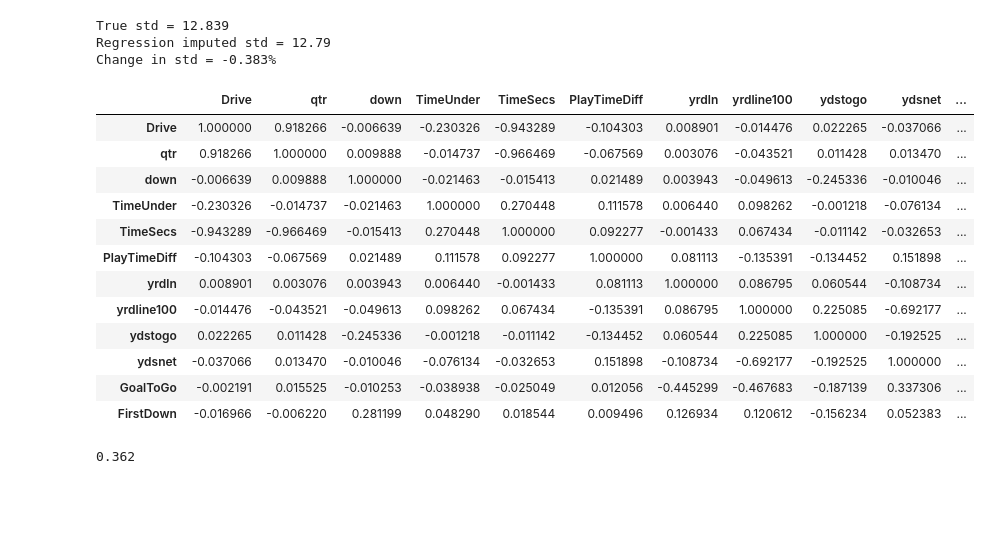
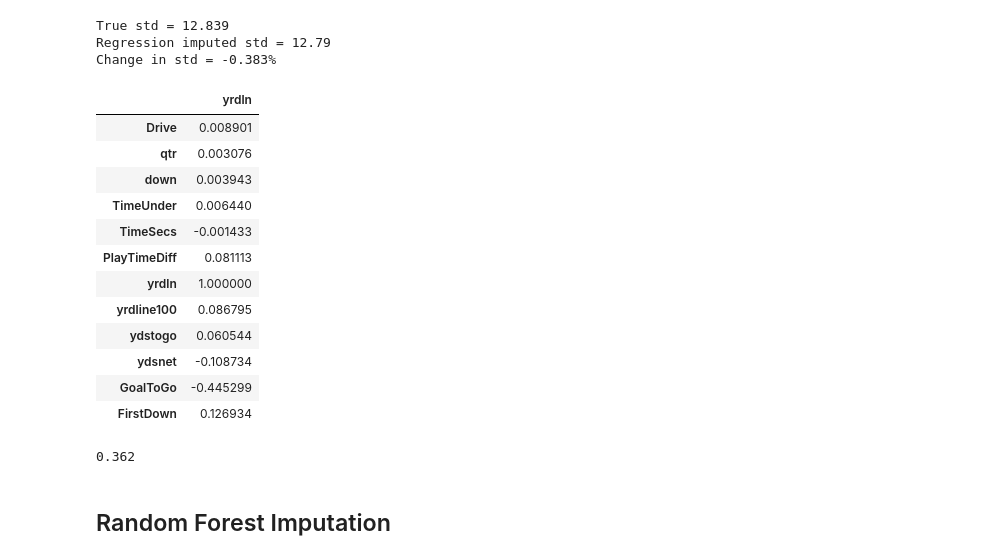
Before and after one commit to fohy24/missing-value-imputation, a Jupyter notebook: analysis.ipynb, the cells around one changed output. Cells and saved outputs as stored; diff of their text form; code cells hidden in the pictures; blank space fills up the shorter version.

```diff
--- a/analysis.ipynb
+++ b/analysis.ipynb
@@ -378,24 +378,26 @@ True std = 12.839
 Regression imputed std = 12.79
 Change in std = -0.383%
 # %%
-df_knn_imp.corr(numeric_only=True).style.background_gradient()
+df_knn_imp.corr(numeric_only=True)[['yrdln']].style.background_gradient()
 # %% [output]
-|  | Drive | qtr | down | TimeUnder | TimeSecs | PlayTimeDiff | yrdln | yrdline100 | ydstogo | ydsnet | ... |
-| Drive | 1.000000 | 0.918266 | -0.006639 | -0.230326 | -0.943289 | -0.104303 | 0.008901 | -0.014476 | 0.022265 | -0.037066 | ... |
-| qtr | 0.918266 | 1.000000 | 0.009888 | -0.014737 | -0.966469 | -0.067569 | 0.003076 | -0.043521 | 0.011428 | 0.013470 | ... |
-| down | -0.006639 | 0.009888 | 1.000000 | -0.021463 | -0.015413 | 0.021489 | 0.003943 | -0.049613 | -0.245336 | -0.010046 | ... |
-| TimeUnder | -0.230326 | -0.014737 | -0.021463 | 1.000000 | 0.270448 | 0.111578 | 0.006440 | 0.098262 | -0.001218 | -0.076134 | ... |
-| TimeSecs | -0.943289 | -0.966469 | -0.015413 | 0.270448 | 1.000000 | 0.092277 | -0.001433 | 0.067434 | -0.011142 | -0.032653 | ... |
-| PlayTimeDiff | -0.104303 | -0.067569 | 0.021489 | 0.111578 | 0.092277 | 1.000000 | 0.081113 | -0.135391 | -0.134452 | 0.151898 | ... |
-| yrdln | 0.008901 | 0.003076 | 0.003943 | 0.006440 | -0.001433 | 0.081113 | 1.000000 | 0.086795 | 0.060544 | -0.108734 | ... |
-| yrdline100 | -0.014476 | -0.043521 | -0.049613 | 0.098262 | 0.067434 | -0.135391 | 0.086795 | 1.000000 | 0.225085 | -0.692177 | ... |
-| ydstogo | 0.022265 | 0.011428 | -0.245336 | -0.001218 | -0.011142 | -0.134452 | 0.060544 | 0.225085 | 1.000000 | -0.192525 | ... |
-| ydsnet | -0.037066 | 0.013470 | -0.010046 | -0.076134 | -0.032653 | 0.151898 | -0.108734 | -0.692177 | -0.192525 | 1.000000 | ... |
-| GoalToGo | -0.002191 | 0.015525 | -0.010253 | -0.038938 | -0.025049 | 0.012056 | -0.445299 | -0.467683 | -0.187139 | 0.337306 | ... |
-| FirstDown | -0.016966 | -0.006220 | 0.281199 | 0.048290 | 0.018544 | 0.009496 | 0.126934 | 0.120612 | -0.156234 | 0.052383 | ... |
+|  | yrdln |
+| Drive | 0.008901 |
+| qtr | 0.003076 |
+| down | 0.003943 |
+| TimeUnder | 0.006440 |
+| TimeSecs | -0.001433 |
+| PlayTimeDiff | 0.081113 |
+| yrdln | 1.000000 |
+| yrdline100 | 0.086795 |
+| ydstogo | 0.060544 |
+| ydsnet | -0.108734 |
+| GoalToGo | -0.445299 |
+| FirstDown | 0.126934 |
 # %%
 mse_knn_imputed = mean_squared_error(df_cc['yrdln'], df_knn_imp['yrdln'])
 
 print(round(mse_knn_imputed, 3))
 # %% [output]
 0.362
+# %% [markdown]
+## Random Forest Imputation
```
Also changed, not shown: parts of 16 cells of this notebook.
